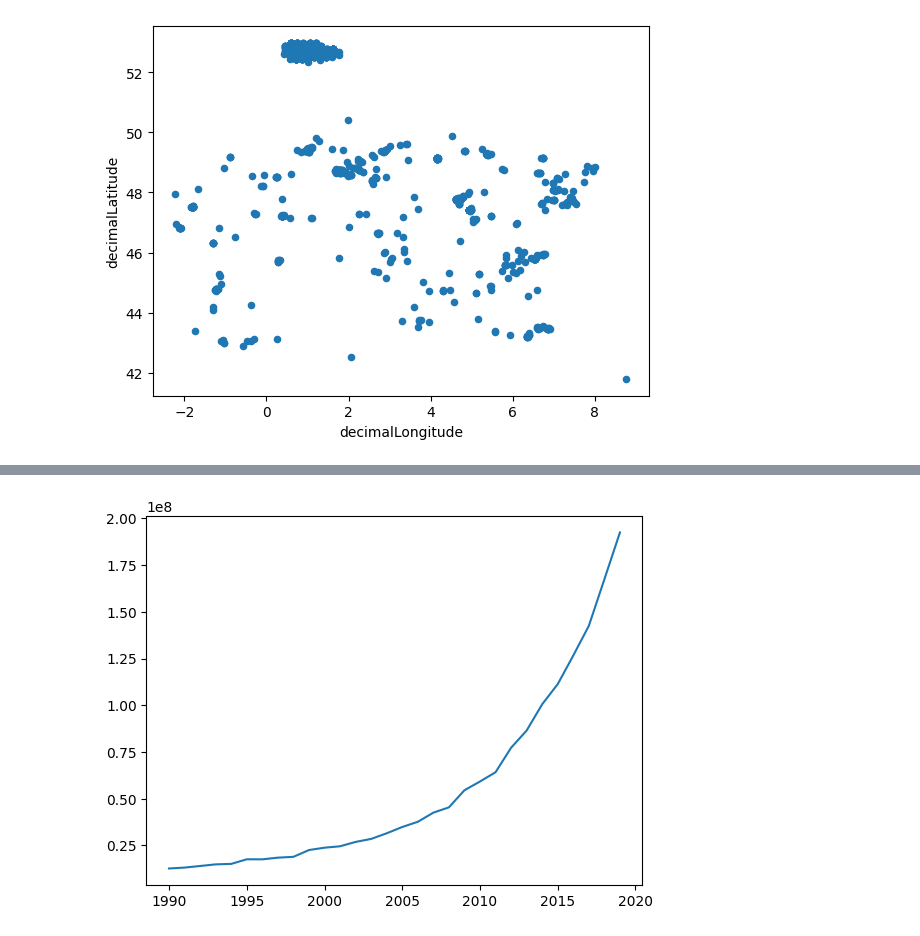
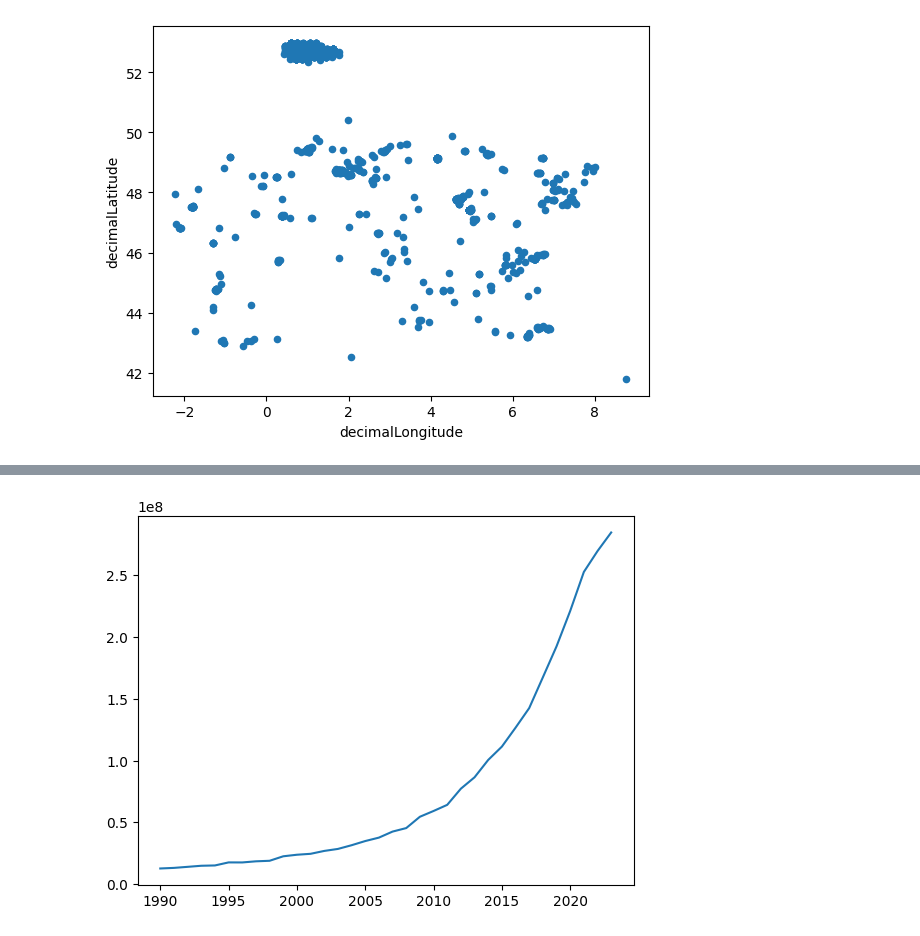
Before and after one commit to CatraMyBeloved/climate-biodiversity, a Jupyter notebook: notebooks/eda_biodiv.ipynb, the cells around one changed output, grey strips where cells are left out. Drawn from its saved outputs; the diff is of its cells as text; code cells hidden in the pictures.

```diff
--- a/notebooks/eda_biodiv.ipynb
+++ b/notebooks/eda_biodiv.ipynb
@@ -76,9 +92,9 @@ plt.show()
-# %%
-
-plt.plot(range(1990,2020), [pygbif.occurrences.search(year = x)["count"] for x in range(1990,2020)])
-plt.show()
-# %% [output]
-[figure, removed]
+# %%
+
+plt.plot(years, occurences_recorded_per_year)
+plt.show()
+# %% [output]
+[figure, added]
 # %%
 from pygbif import species
 from pygbif import occurrences
```
Also changed, not shown: parts of 10 cells of this notebook, 3 other files.
